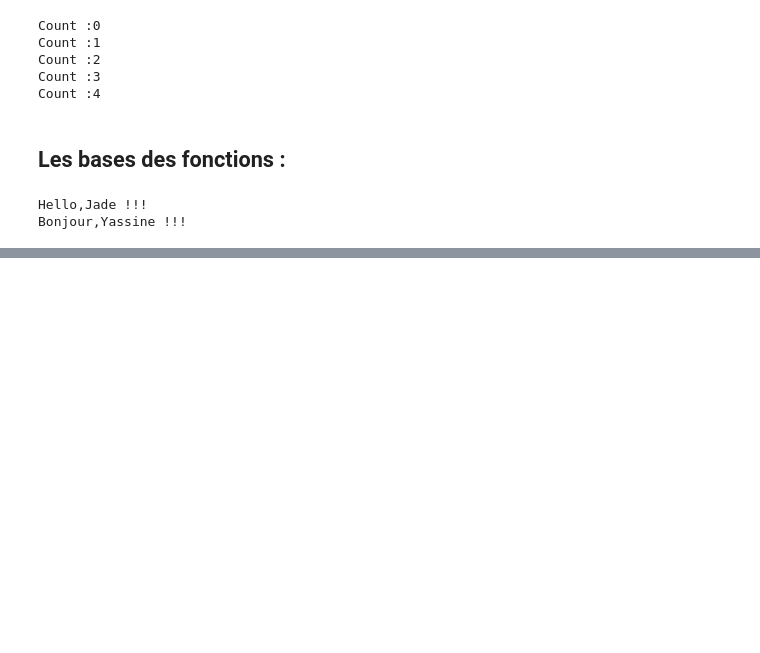
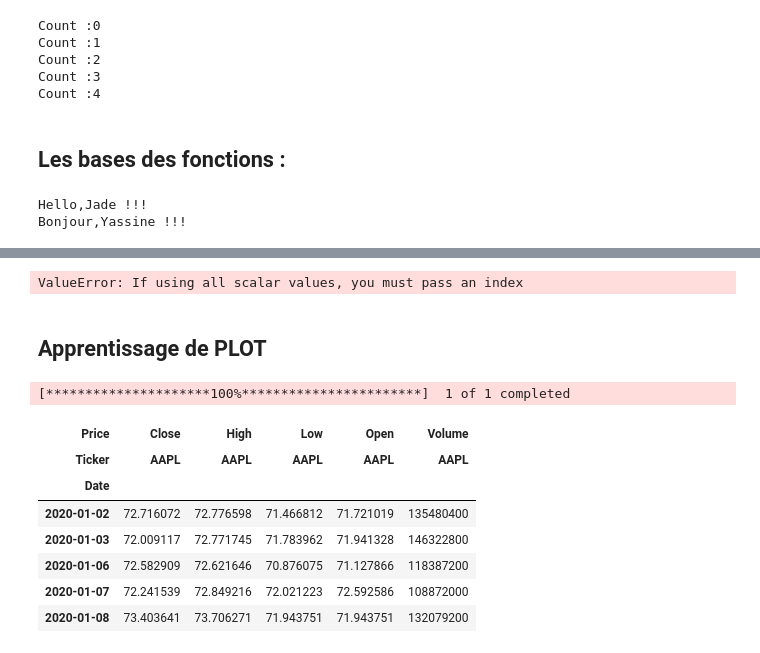
Before and after one commit to Aleqsis/IAE_METZ_DATA_2025_8, a Jupyter notebook: DATA4FUNDS_Group8_DataAnalyze.ipynb, the cells around one changed output, grey strips where cells are left out. Drawn from its saved outputs; the diff is of its cells as text; code cells hidden in the pictures; blank space fills up the shorter version.

```diff
--- a/DATA4FUNDS_Group8_DataAnalyze.ipynb
+++ b/DATA4FUNDS_Group8_DataAnalyze.ipynb
@@ -122,0 +240,15 @@ Bonjour,Yassine !!!
+# %%
+#BLOCK : GRAPHIQUES
+#Présentation à des investisseurs des rdts via un DATAFRAME
+
+performance_df = pd.DataFrame({
+    'Luxembourg':lux_cumulative_return,
+    'Ireland':ireland_cumulative_return,
+    'France':france_cumulative_return
+    })
+performance_df.plot(figsize=(12,8))
+plt.show()
+# %% [output]
+ValueError: If using all scalar values, you must pass an index
+# %% [markdown]
+## Apprentissage de PLOT
@@ -122,0 +261,14 @@ Bonjour,Yassine !!!
+# %%
+#Download des stock apple par yahoo finance
+stock = yf.download('AAPL', start = '2020-01-01', end = '2025-01-01')
+stock.head() #vérifier les données
+# %% [output]
+[*********************100%***********************]  1 of 1 completed
+| Price | Close | High | Low | Open | Volume |
+| Ticker | AAPL | AAPL | AAPL | AAPL | AAPL |
+| Date |  |  |  |  |  |
+| 2020-01-02 | 72.716072 | 72.776598 | 71.466812 | 71.721019 | 135480400 |
+| 2020-01-03 | 72.009117 | 72.771745 | 71.783962 | 71.941328 | 146322800 |
+| 2020-01-06 | 72.582909 | 72.621646 | 70.876075 | 71.127866 | 118387200 |
+| 2020-01-07 | 72.241539 | 72.849216 | 72.021223 | 72.592586 | 108872000 |
+| 2020-01-08 | 73.403641 | 73.706271 | 71.943751 | 71.943751 | 132079200 |
```
Also changed, not shown: parts of 34 cells of this notebook.
